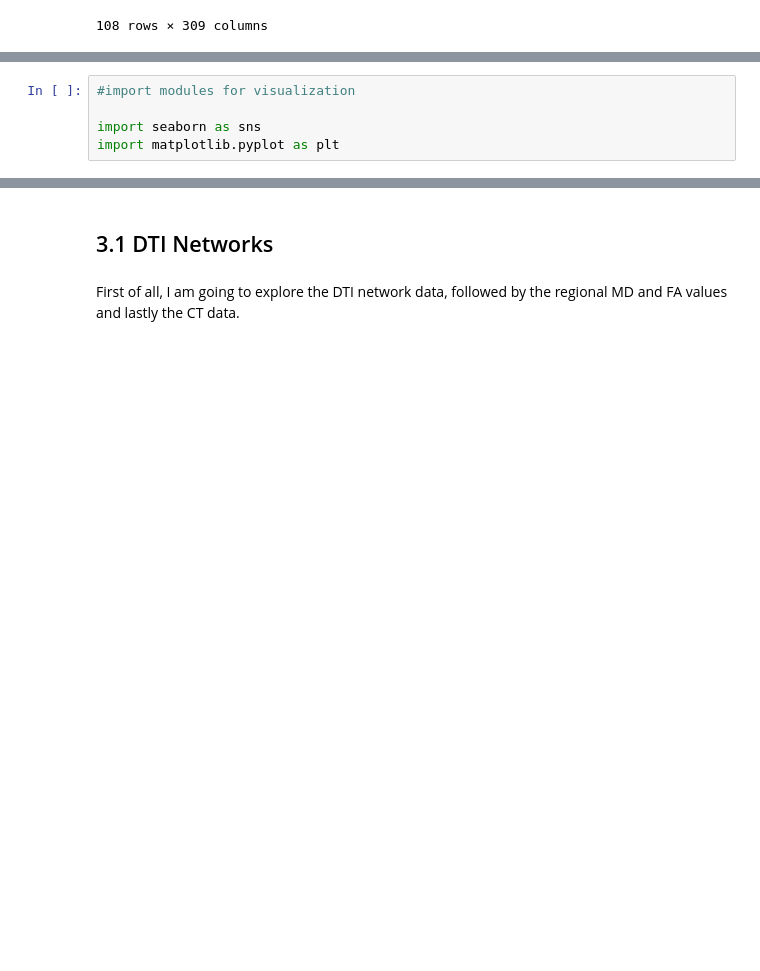
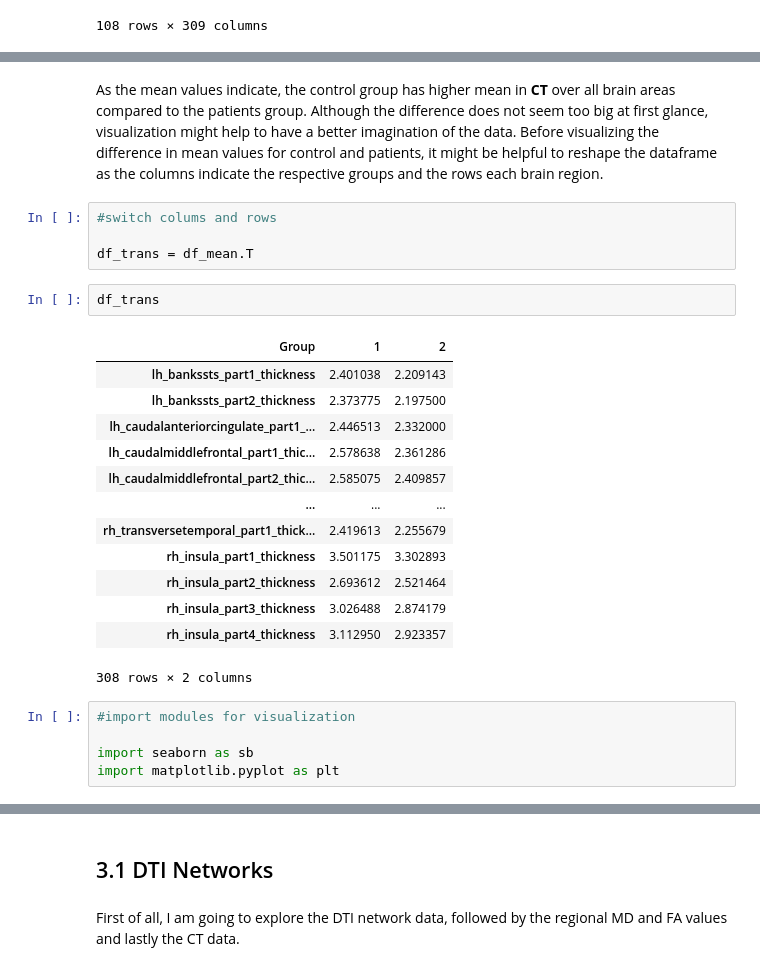
Before and after one commit to mello-y/MSc5_research_project, a Jupyter notebook: data/Data_exploration.ipynb, the cells around one changed output, grey strips where cells are left out. Drawn from its saved outputs; the diff is of its cells as text; blank space fills up the shorter version.

```diff
--- a/data/Data_exploration.ipynb
+++ b/data/Data_exploration.ipynb
@@ -289,8 +291,30 @@ Group
 1    2.419537
 2    2.264815
 dtype: float64
+# %% [markdown]
+As the mean values indicate, the control group has higher mean in **CT** over all brain areas compared to the patients group. Although the difference does not seem too big at first glance, visualization might help to have a better imagination of the data. Before visualizing the difference in mean values for control and patients, it might be helpful to reshape the dataframe as the columns indicate the respective groups and the rows each brain region.
+# %%
+#switch colums and rows
+
+df_trans = df_mean.T
+# %%
+df_trans
+# %% [output]
+| Group | 1 | 2 |
+| lh_bankssts_part1_thickness | 2.401038 | 2.209143 |
+| lh_bankssts_part2_thickness | 2.373775 | 2.197500 |
+| lh_caudalanteriorcingulate_part1_... | 2.446513 | 2.332000 |
+| lh_caudalmiddlefrontal_part1_thic... | 2.578638 | 2.361286 |
+| lh_caudalmiddlefrontal_part2_thic... | 2.585075 | 2.409857 |
+| ... | ... | ... |
+| rh_transversetemporal_part1_thick... | 2.419613 | 2.255679 |
+| rh_insula_part1_thickness | 3.501175 | 3.302893 |
+| rh_insula_part2_thickness | 2.693612 | 2.521464 |
+| rh_insula_part3_thickness | 3.026488 | 2.874179 |
+| rh_insula_part4_thickness | 3.112950 | 2.923357 |
+308 rows × 2 columns
 # %%
 #import modules for visualization
 
-import seaborn as sns
+import seaborn as sb
 import matplotlib.pyplot as plt
```
Also changed, not shown: parts of 7 cells of this notebook.
